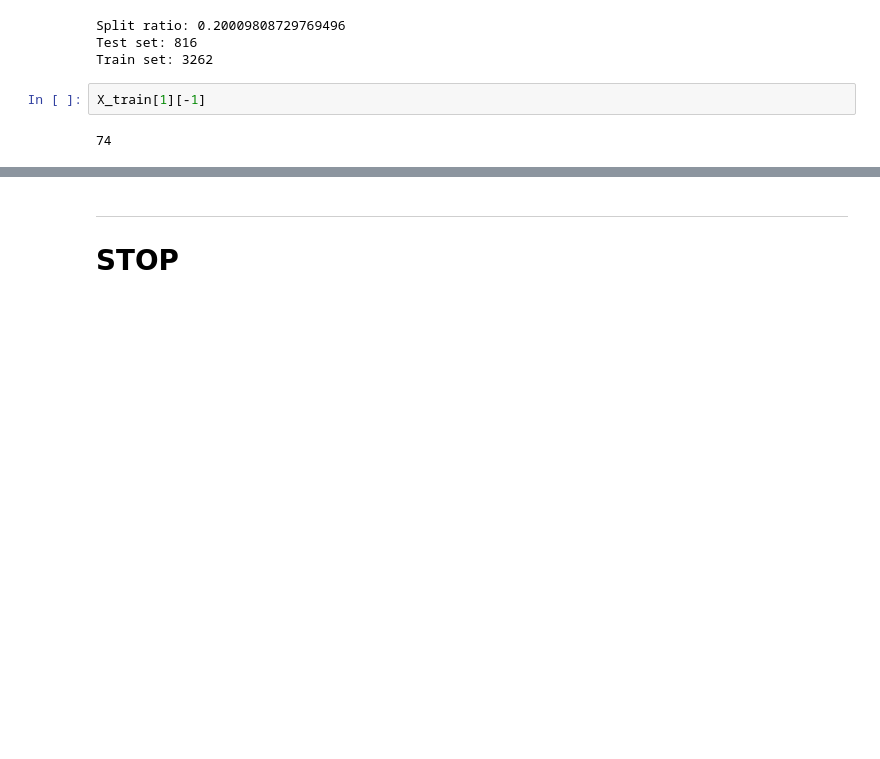
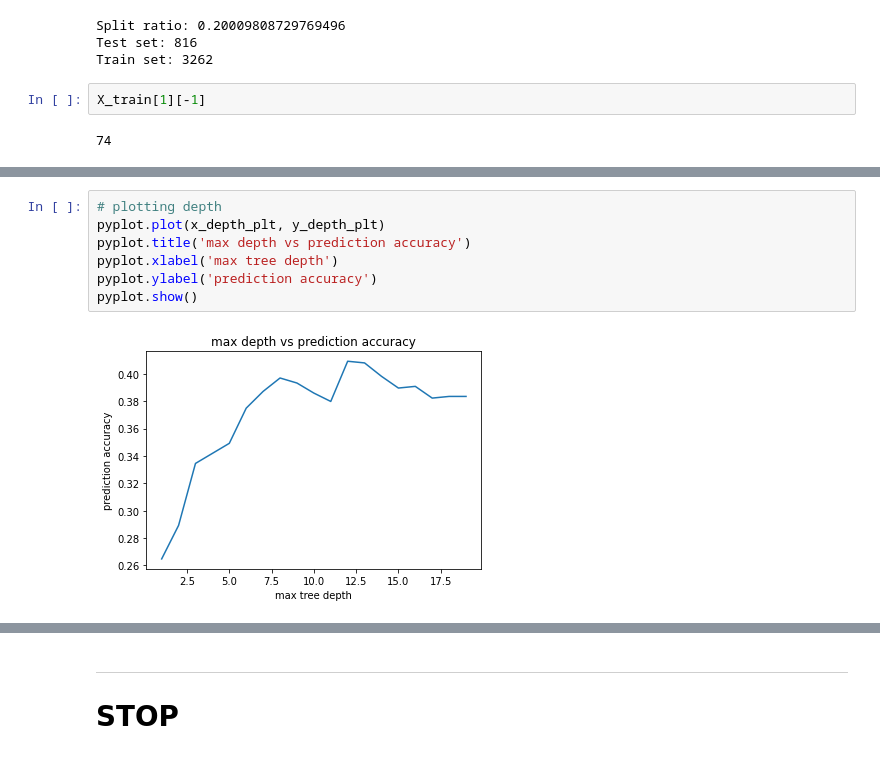
Before and after one commit to jeremyfreedman/cs4701-genrematch, a Jupyter notebook: filtered.ipynb, the cells around one changed output, grey strips where cells are left out. Drawn from its saved outputs; the diff is of its cells as text; blank space fills up the shorter version.

```diff
--- a/filtered.ipynb
+++ b/filtered.ipynb
@@ -198,0 +203,9 @@ np.sum(preds == Y_test)/len(preds)
+# %%
+# plotting depth
+pyplot.plot(x_depth_plt, y_depth_plt)
+pyplot.title('max depth vs prediction accuracy')
+pyplot.xlabel('max tree depth')
+pyplot.ylabel('prediction accuracy')
+pyplot.show()
+# %% [output]
+[figure, added]
```
Also changed, not shown: parts of 11 cells of this notebook.
